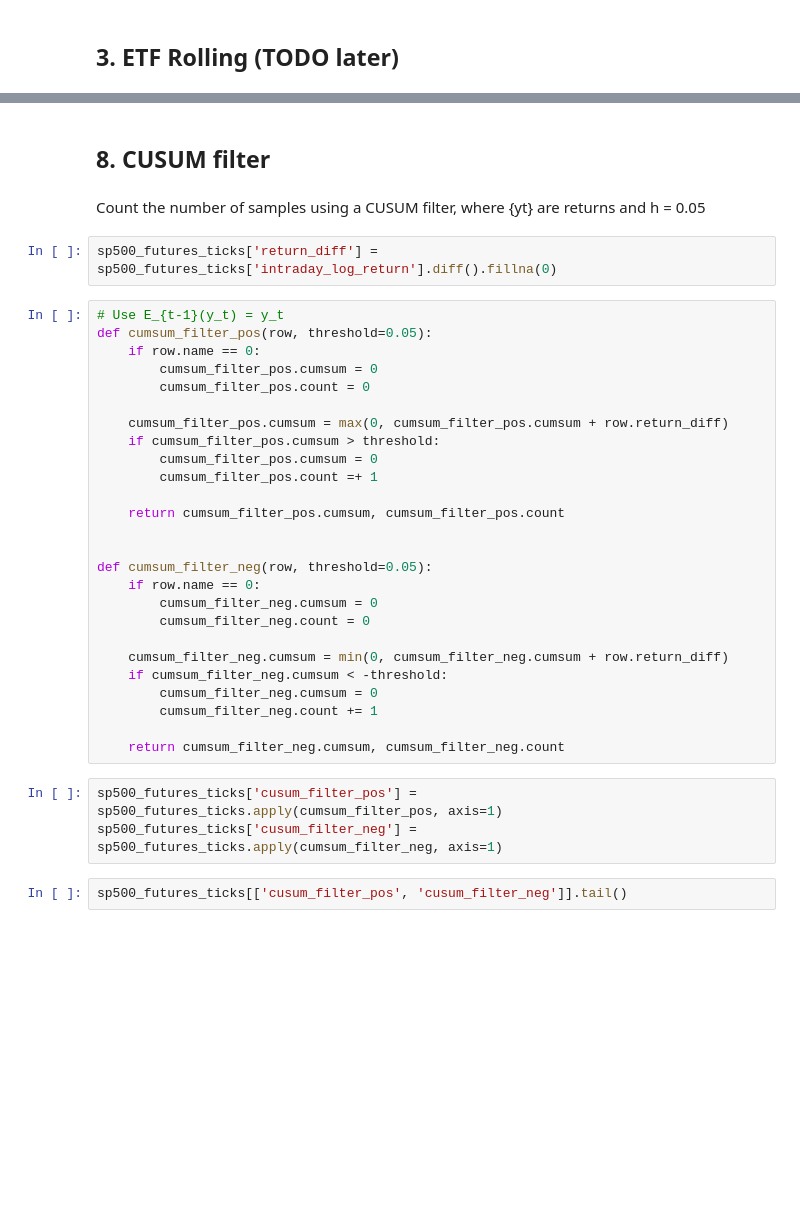
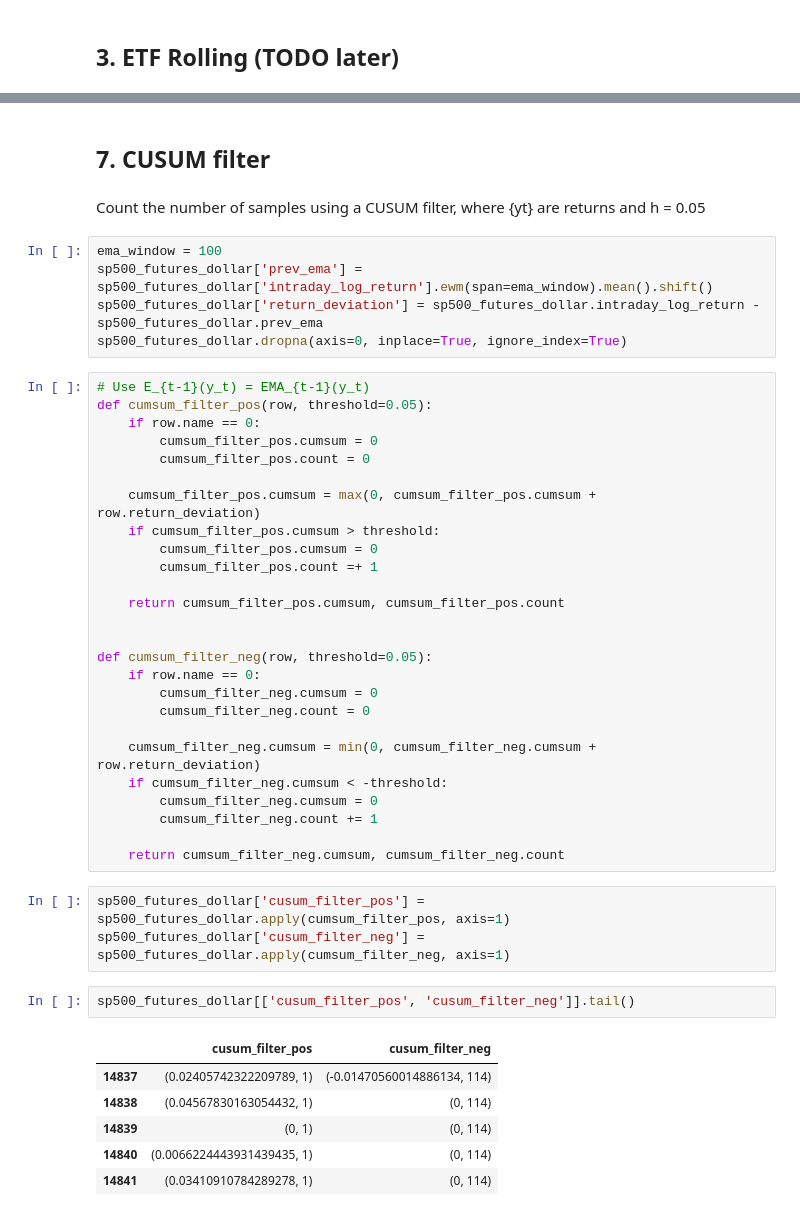
Before and after one commit to khoihd/AdvancesFinancialMachineLearning, a Jupyter notebook: chapter_2/chapter_2_problems.ipynb, the cells around one changed output, grey strips where cells are left out. Cells and saved outputs as stored; diff of their text form; blank space fills up the shorter version.

```diff
--- a/chapter_2/chapter_2_problems.ipynb
+++ b/chapter_2/chapter_2_problems.ipynb
@@ -284,17 +412,20 @@ plt.show()
 # %% [markdown]
-## 8. CUSUM filter
+## 7. CUSUM filter
 # %% [markdown]
 Count the number of samples using a CUSUM filter, where {yt} are returns and h = 0.05
 # %%
-sp500_futures_ticks['return_diff'] = sp500_futures_ticks['intraday_log_return'].diff().fillna(0)
+ema_window = 100
+sp500_futures_dollar['prev_ema'] = sp500_futures_dollar['intraday_log_return'].ewm(span=ema_window).mean().shift()
+sp500_futures_dollar['return_deviation'] = sp500_futures_dollar.intraday_log_return - sp500_futures_dollar.prev_ema
+sp500_futures_dollar.dropna(axis=0, inplace=True, ignore_index=True)
 # %%
-# Use E_{t-1}(y_t) = y_t
+# Use E_{t-1}(y_t) = EMA_{t-1}(y_t)
 def cumsum_filter_pos(row, threshold=0.05):
     if row.name == 0:
         cumsum_filter_pos.cumsum = 0
         cumsum_filter_pos.count = 0
 
-    cumsum_filter_pos.cumsum = max(0, cumsum_filter_pos.cumsum + row.return_diff)
+    cumsum_filter_pos.cumsum = max(0, cumsum_filter_pos.cumsum + row.return_deviation)
     if cumsum_filter_pos.cumsum > threshold:
         cumsum_filter_pos.cumsum = 0
         cumsum_filter_pos.count =+ 1
@@ -307,14 +438,21 @@ def cumsum_filter_neg(row, threshold=0.05):
         cumsum_filter_neg.cumsum = 0
         cumsum_filter_neg.count = 0
 
-    cumsum_filter_neg.cumsum = min(0, cumsum_filter_neg.cumsum + row.return_diff)
+    cumsum_filter_neg.cumsum = min(0, cumsum_filter_neg.cumsum + row.return_deviation)
     if cumsum_filter_neg.cumsum < -threshold:
         cumsum_filter_neg.cumsum = 0
         cumsum_filter_neg.count += 1
 
     return cumsum_filter_neg.cumsum, cumsum_filter_neg.count
 # %%
-sp500_futures_ticks['cusum_filter_pos'] = sp500_futures_ticks.apply(cumsum_filter_pos, axis=1)
-sp500_futures_ticks['cusum_filter_neg'] = sp500_futures_ticks.apply(cumsum_filter_neg, axis=1)
+sp500_futures_dollar['cusum_filter_pos'] = sp500_futures_dollar.apply(cumsum_filter_pos, axis=1)
+sp500_futures_dollar['cusum_filter_neg'] = sp500_futures_dollar.apply(cumsum_filter_neg, axis=1)
 # %%
-sp500_futures_ticks[['cusum_filter_pos', 'cusum_filter_neg']].tail()
+sp500_futures_dollar[['cusum_filter_pos', 'cusum_filter_neg']].tail()
+# %% [output]
+|  | cusum_filter_pos | cusum_filter_neg |
+| 14837 | (0.02405742322209789, 1) | (-0.01470560014886134, 114) |
+| 14838 | (0.04567830163054432, 1) | (0, 114) |
+| 14839 | (0, 1) | (0, 114) |
+| 14840 | (0.0066224443931439435, 1) | (0, 114) |
+| 14841 | (0.03410910784289278, 1) | (0, 114) |
```
Also changed, not shown: parts of 50 cells of this notebook.
